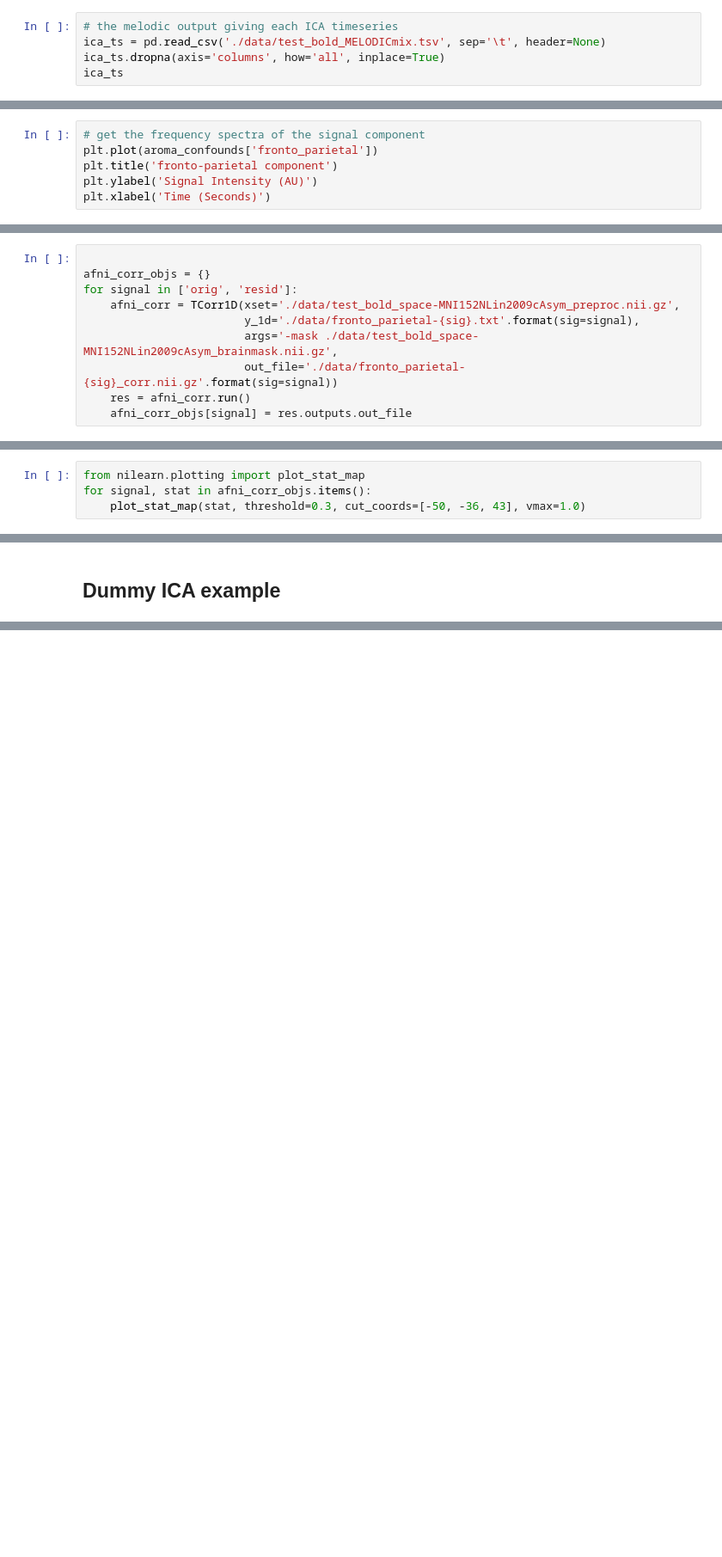
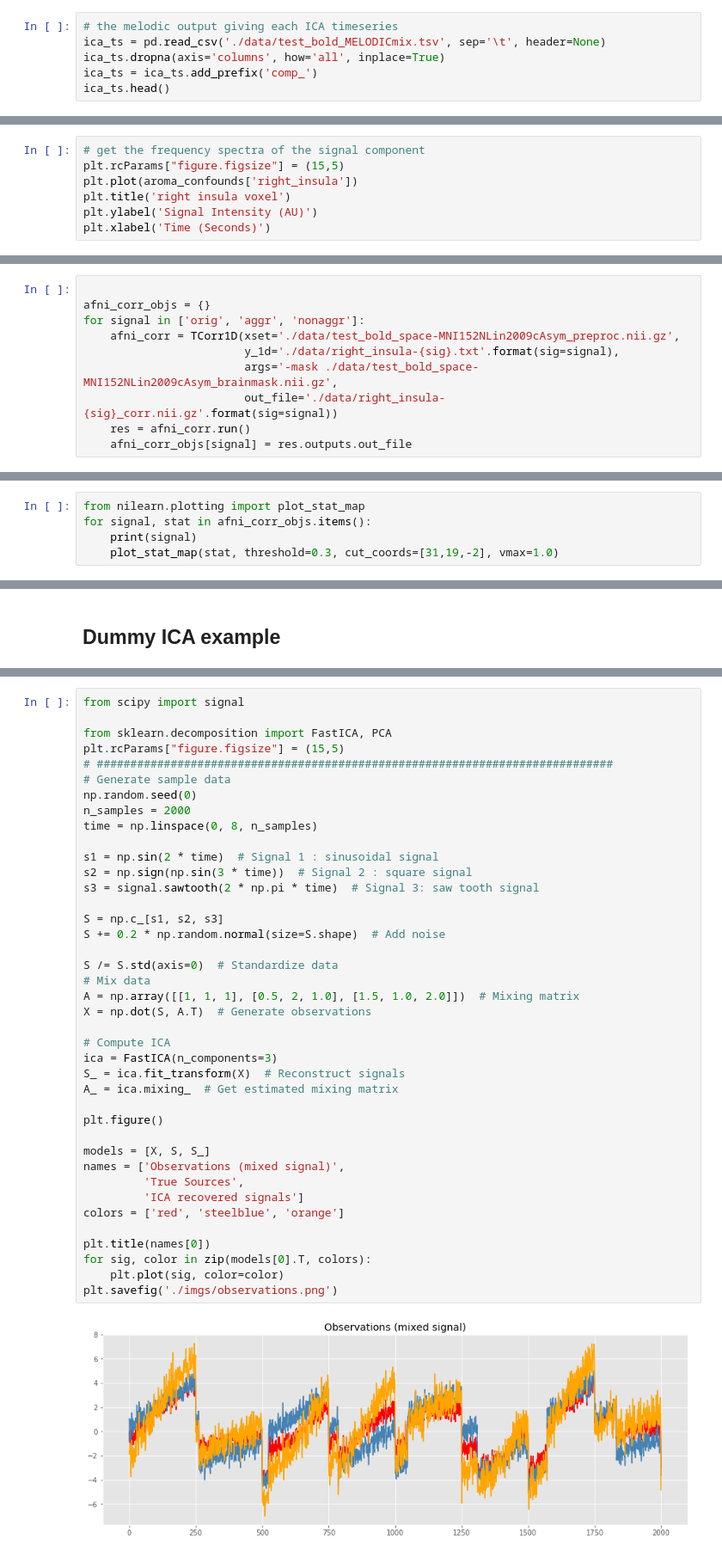
Before and after one commit to jdkent/2018-Seminar-Talk, a Jupyter notebook: seminar_graphs.ipynb, the cells around one changed output, grey strips where cells are left out. Shown: that part at 86% size. Drawn from its saved outputs; the diff is of its cells as text; blank space fills up the shorter version.

```diff
--- a/seminar_graphs.ipynb
+++ b/seminar_graphs.ipynb
@@ -13,4 +13,5 @@ from nipype.interfaces.afni.preprocess import TCorr1D
 # the melodic output giving each ICA timeseries
 ica_ts = pd.read_csv('./data/test_bold_MELODICmix.tsv', sep='\t', header=None)
 ica_ts.dropna(axis='columns', how='all', inplace=True)
-ica_ts
+ica_ts = ica_ts.add_prefix('comp_')
+ica_ts.head()
@@ -141,6 +62,7 @@ aroma_confounds
 # %%
 # get the frequency spectra of the signal component
-plt.plot(aroma_confounds['fronto_parietal'])
-plt.title('fronto-parietal component')
+plt.rcParams["figure.figsize"] = (15,5)
+plt.plot(aroma_confounds['right_insula'])
+plt.title('right insula voxel')
 plt.ylabel('Signal Intensity (AU)')
 plt.xlabel('Time (Seconds)')
@@ -207,10 +97,10 @@ aroma_confounds['fronto_parietal'].to_csv('./data/fronto_parietal-orig.txt', ind
 # %%
 
 afni_corr_objs = {}
-for signal in ['orig', 'resid']:
+for signal in ['orig', 'aggr', 'nonaggr']:
     afni_corr = TCorr1D(xset='./data/test_bold_space-MNI152NLin2009cAsym_preproc.nii.gz',
-                        y_1d='./data/fronto_parietal-{sig}.txt'.format(sig=signal),
+                        y_1d='./data/right_insula-{sig}.txt'.format(sig=signal),
                         args='-mask ./data/test_bold_space-MNI152NLin2009cAsym_brainmask.nii.gz',
-                        out_file='./data/fronto_parietal-{sig}_corr.nii.gz'.format(sig=signal))
+                        out_file='./data/right_insula-{sig}_corr.nii.gz'.format(sig=signal))
     res = afni_corr.run()
     afni_corr_objs[signal] = res.outputs.out_file
@@ -235,4 +107,5 @@ for signal in ['orig', 'resid']:
 # %%
 from nilearn.plotting import plot_stat_map
 for signal, stat in afni_corr_objs.items():
-    plot_stat_map(stat, threshold=0.3, cut_coords=[-50, -36, 43], vmax=1.0)
+    print(signal)
+    plot_stat_map(stat, threshold=0.3, cut_coords=[31,19,-2], vmax=1.0)
@@ -326,0 +154,42 @@ plt.plot(can_res[0])
+# %%
+from scipy import signal
+
+from sklearn.decomposition import FastICA, PCA
+plt.rcParams["figure.figsize"] = (15,5)
+# #############################################################################
+# Generate sample data
+np.random.seed(0)
+n_samples = 2000
+time = np.linspace(0, 8, n_samples)
+
+s1 = np.sin(2 * time)  # Signal 1 : sinusoidal signal
+s2 = np.sign(np.sin(3 * time))  # Signal 2 : square signal
+s3 = signal.sawtooth(2 * np.pi * time)  # Signal 3: saw tooth signal
+
+S = np.c_[s1, s2, s3]
+S += 0.2 * np.random.normal(size=S.shape)  # Add noise
+
+S /= S.std(axis=0)  # Standardize data
+# Mix data
+A = np.array([[1, 1, 1], [0.5, 2, 1.0], [1.5, 1.0, 2.0]])  # Mixing matrix
+X = np.dot(S, A.T)  # Generate observations
+
+# Compute ICA
+ica = FastICA(n_components=3)
+S_ = ica.fit_transform(X)  # Reconstruct signals
+A_ = ica.mixing_  # Get estimated mixing matrix
+
+plt.figure()
+
+models = [X, S, S_]
+names = ['Observations (mixed signal)',
+         'True Sources',
+         'ICA recovered signals']
+colors = ['red', 'steelblue', 'orange']
+
+plt.title(names[0])
+for sig, color in zip(models[0].T, colors):
+    plt.plot(sig, color=color)
+plt.savefig('./imgs/observations.png')
+# %% [output]
+[figure, added]
```
Also changed, not shown: parts of 36 cells of this notebook, 7 other files.
